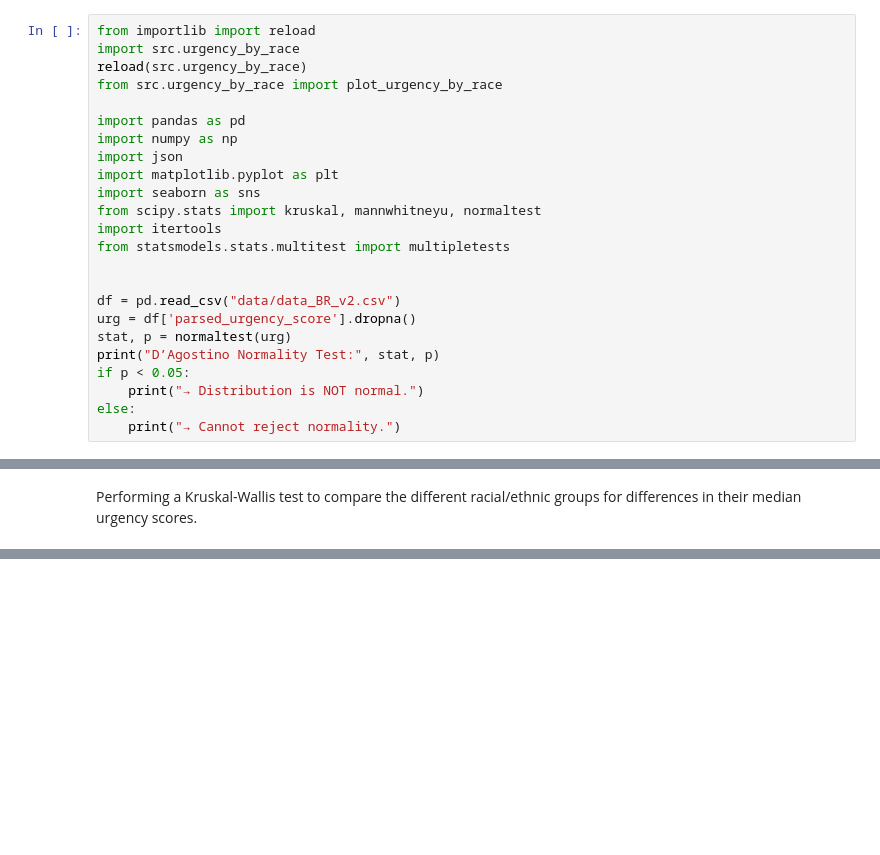
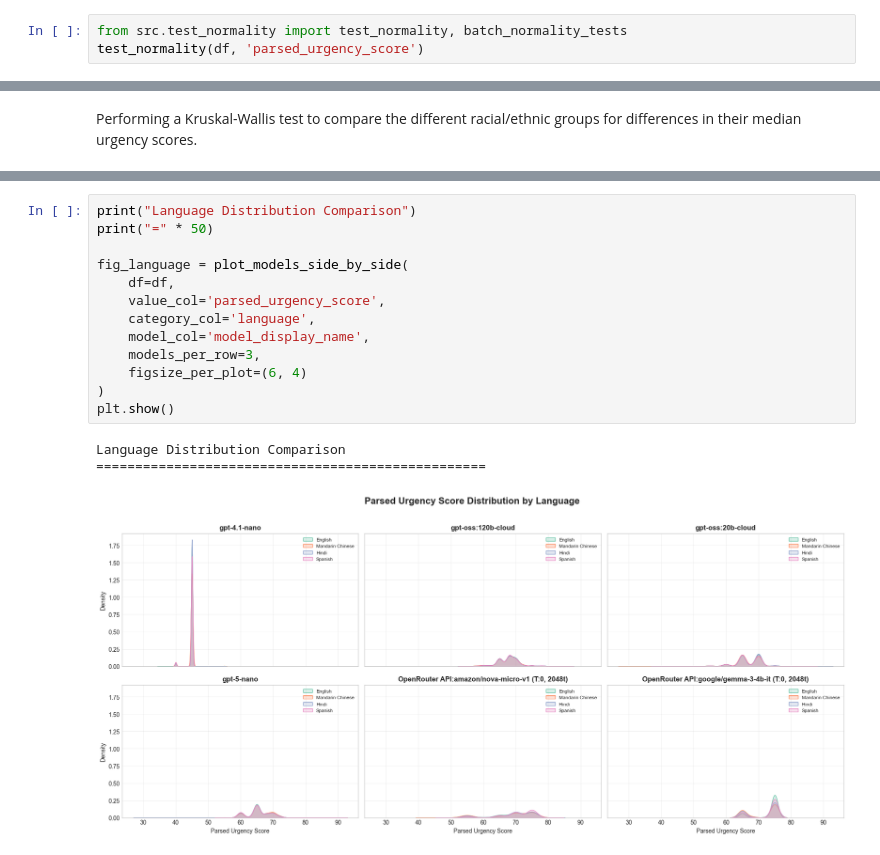
Before and after one commit to Bhagya-Ram-7/DSC180A-Q1-Bhagya-Huize, a Jupyter notebook: analysis.ipynb, the cells around one changed output, grey strips where cells are left out. Saved outputs shown, nothing was run; the diff lists cells and outputs as text; blank space fills up the shorter version.

```diff
--- a/analysis.ipynb
+++ b/analysis.ipynb
@@ -65,27 +63,6 @@ The last concern is race shouldn't correlate with urgency score when they have e
 
 First step to the hypothesis testing is to check whether data follow normal distribution, if not, we will have to run non-parametric methods
 # %%
-from importlib import reload
-import src.urgency_by_race
-reload(src.urgency_by_race)
-from src.urgency_by_race import plot_urgency_by_race
-
-import pandas as pd
-import numpy as np
-import json
-import matplotlib.pyplot as plt
-import seaborn as sns
-from scipy.stats import kruskal, mannwhitneyu, normaltest
-import itertools
-from statsmodels.stats.multitest import multipletests
-
-
-df = pd.read_csv("data/data_BR_v2.csv")
-urg = df['parsed_urgency_score'].dropna()
-stat, p = normaltest(urg)
-print("D’Agostino Normality Test:", stat, p)
-if p < 0.05:
-    print("→ Distribution is NOT normal.")
-else:
-    print("→ Cannot reject normality.")
+from src.test_normality import test_normality, batch_normality_tests
+test_normality(df, 'parsed_urgency_score')
 # %% [output]
@@ -139,0 +157,17 @@ The p-value is observed to be 0.005, which is less than 0.05, confirming that th
+# %%
+print("Language Distribution Comparison")
+print("=" * 50)
+
+fig_language = plot_models_side_by_side(
+    df=df,
+    value_col='parsed_urgency_score',
+    category_col='language',
+    model_col='model_display_name',
+    models_per_row=3,
+    figsize_per_plot=(6, 4)
+)
+plt.show()
+# %% [output]
+Language Distribution Comparison
+==================================================
+[figure, added]
```
Also changed, not shown: parts of 24 cells of this notebook, 7 other files.
